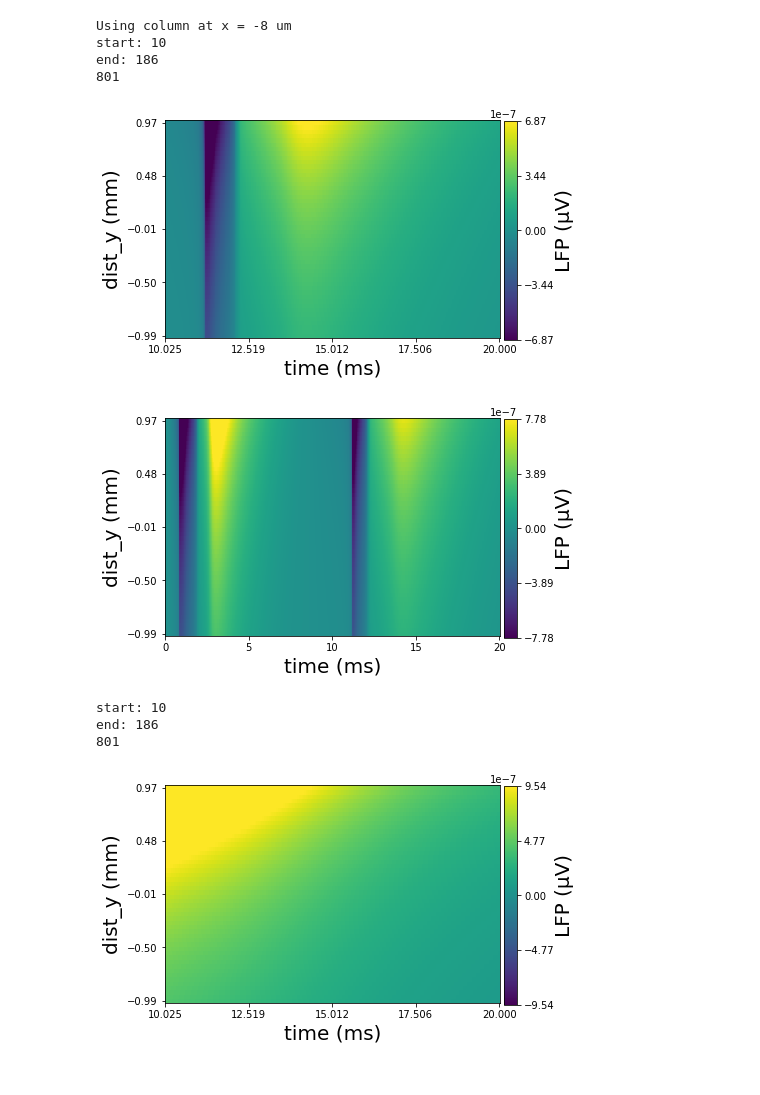
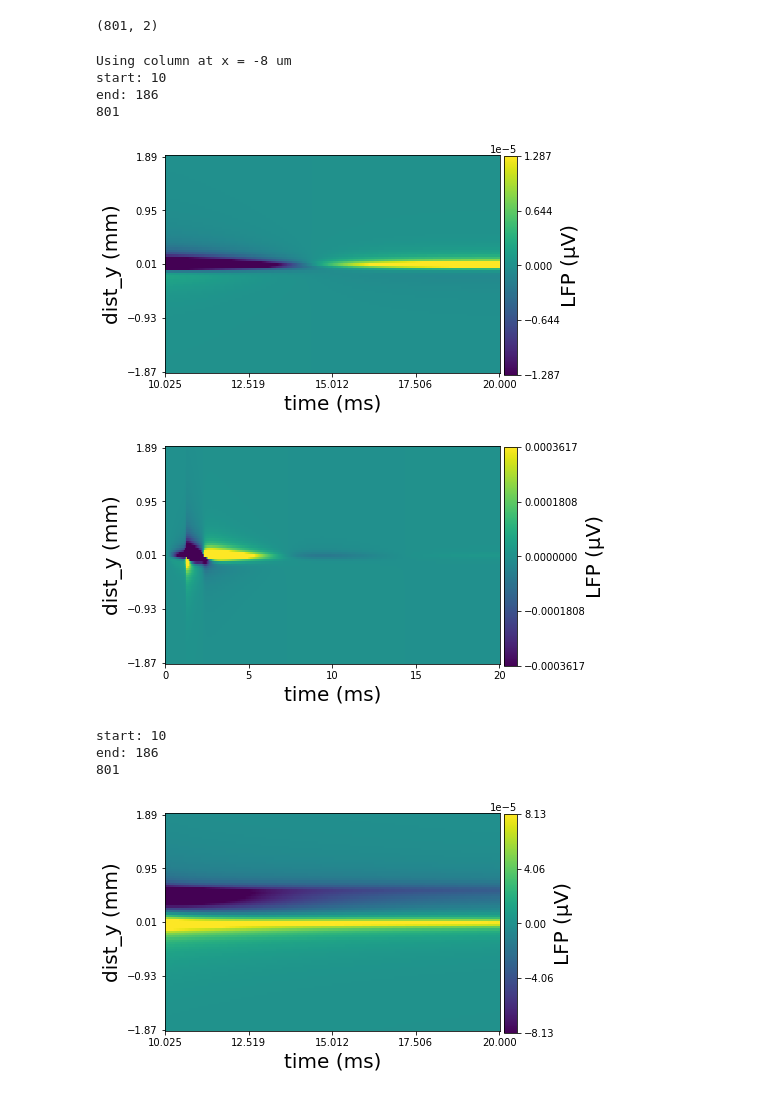
Before and after one commit to chenziao/Stylized-Cell-Inference, a Jupyter notebook: summary_stat_verification.ipynb, the cells around one changed output. Cells and saved outputs as stored; diff of their text form; code cells hidden in the pictures.

Commit message:
New gmax run and verifying summary stats

```diff
--- a/summary_stat_verification.ipynb
+++ b/summary_stat_verification.ipynb
@@ -25,7 +25,7 @@ h.dt = params.DT
 # %%
 rng = np.random.default_rng(12345)
 
-inf_list = ['xs', 'ys', 'zs', 'alphas', 'hs', 'phis', 'r_s', 'l_t', 'r_t', 'r_d', 'r_tu', 'l_d']
+inf_list = ['r_s', 'l_t', 'r_t']
 number_samples = 2
 
 xs = np.full((number_samples,1), 0.) if 'xs' not in inf_list else rng.uniform(low=-50, high=50, size=(number_samples,1))
@@ -36,16 +36,18 @@ hs = np.full((number_samples,1), 1.) if 'hs' not in inf_list else rng.uniform(lo
 phis = np.full((number_samples,1), 0.) if 'phis' not in inf_list else rng.uniform(low=0, high=np.pi, size=(number_samples,1))
 loc_param = np.concatenate((xs, ys, zs, alphas, hs, phis), axis=1)
 
-r_s = np.full((number_samples,1), 8.0) if 'r_s' not in inf_list else rng.uniform(low=5, high=12, size=(number_samples,1))
+r_s = np.full((number_samples,1), 8.0) if 'r_s' not in inf_list else rng.uniform(low=7, high=12, size=(number_samples,1))
 l_t = np.full((number_samples,1), 600.0) if 'l_t' not in inf_list else rng.uniform(low=20., high=800., size=(number_samples,1))
 r2_s = np.square(r_s)
-clf = ClassifierBuilder()
-clf.load_clf(paths.RESOURCES_ROOT + "gmax_lin_reg_classifier.joblib")
-gmax = clf.predict(np.column_stack((r2_s, l_t)))
-r_t = np.full((number_samples,1), 1.25) if 'r_t' not in inf_list else rng.normal(loc=((np.log(0.2) + np.log(1.0)) / 2), scale=((np.log(1.0) - np.log(0.2)) / 4), size=(number_samples,1))
+r_t = np.full((number_samples,1), 1.25) if 'r_t' not in inf_list else rng.normal(loc=((np.log(0.6) + np.log(1.8)) / 2), scale=((np.log(1.8) - np.log(0.6)) / 4), size=(number_samples,1))
 r_d = np.full((number_samples,1), .28) if 'r_d' not in inf_list else rng.normal(loc=((np.log(0.2) + np.log(1.0)) / 2), scale=((np.log(1.0) - np.log(0.2)) / 4), size=(number_samples,1))
 r_tu = np.full((number_samples,1), .28) if 'r_tu' not in inf_list else rng.normal(loc=((np.log(0.2) + np.log(1.0)) / 2), scale=((np.log(1.0) - np.log(0.2)) / 4), size=(number_samples,1))
 l_d = np.full((number_samples,1), 200.0) if 'l_d' not in inf_list else rng.normal(loc=((np.log(100) + np.log(300)) / 2), scale=((np.log(300) - np.log(100)) / 4), size=(number_samples,1))
+
+clf = ClassifierBuilder()
+clf.load_clf(paths.RESOURCES_ROOT + "gmax_lin_reg_classifier.joblib")
+gmax = clf.predict(np.column_stack((r2_s, l_t, r_t)))
+
 geo_param = np.concatenate((r_s, l_t, r_t, r_d, r_tu, l_d), axis=1)
 
 # geo_param = [8,600.,1.25,.28,.28,200.]
@@ -147,9 +148,36 @@ Number of valid sample: 0
+# %%
+from cell_inference.utils.plotting.plot_results import plot_intracellular_spike_heatmap
+
+vlim = 'auto'
+# vlim = [-0.000005,0.000005]
+ylim = [-1900,1900]
+
+x_dist = np.unique(params.ELECTRODE_POSITION[:,0])
+ix = 1
+e_idx = ((params.ELECTRODE_POSITION[:,0]==x_dist[ix]) &
+         (params.ELECTRODE_POSITION[:,1]>=ylim[0]) &
+         (params.ELECTRODE_POSITION[:,1]<=ylim[1]))
+
+membrane_voltage = sim.v('all').T
+print(membrane_voltage.shape)
+t = sim.t()
+
+# fig,ax = plot_intracellular_spike_heatmap(t,
+#                                           params.ELECTRODE_POSITION[e_idx, 1],
+#                                           (membrane_voltage[:,:,i])[:][:, e_idx],
+#                                           vlim=vlim,
+#                                           fontsize=20,
+#                                           labelpad=0,
+#                                           ticksize=10,
+#                                           nbins=5)
+# %% [output]
+(801, 2)
 # %%
 from cell_inference.utils.spike_window import first_pk_tr, get_spike_window
 
 vlim = 'auto'
 # vlim = [-0.000005,0.000005]
-ylim = [-1000,1000]
+ylim = [-1900,1900]
 
 
 t = sim.t()
@@ -163,36 +191,36 @@ print('Using column at x = %g um' % (x_dist[ix]))
 
 for i in range(lfp.shape[2]):
     fst_idx = first_pk_tr(np.squeeze(lfp[:,:,i]))
     start, end = get_spike_window(np.squeeze(lfp[:,:,i]), win_size=params.WINDOW_SIZE, align_at=fst_idx-10)
     print("start: {}\nend: {}".format(start, end))
 
     window = [start, end] #[0, 12]
     idx = (t>=window[0]) & (t<=window[1])  # time index
     print(len(idx))
 
     fig,ax = plot_lfp_heatmap(t[idx],params.ELECTRODE_POSITION[e_idx, 1],
                               (lfp[:,:,i])[idx][:, e_idx],vlim=vlim,
                               fontsize=20,labelpad=0,ticksize=10,nbins=5)
 
 #     fig,ax = plot_lfp_heatmap(t[idx],params.ELECTRODE_POSITION[e_idx, 1],
 #                               (filtered_lfp[:,:,i])[idx][:, e_idx],vlim=vlim,
 #                               fontsize=20,labelpad=0,ticksize=10,nbins=5)
 
     fig,ax = plot_lfp_heatmap(t,params.ELECTRODE_POSITION[e_idx, 1],
                               (lfp[:,:,i])[:][:, e_idx],vlim=vlim,
                               fontsize=20,labelpad=0,ticksize=10,nbins=5)
 
 #     fig,ax = plot_lfp_heatmap(t,params.ELECTRODE_POSITION[e_idx, 1],
 #                               (filtered_lfp[:,:,i])[:][:, e_idx],vlim=vlim,
 #                               fontsize=20,labelpad=0,ticksize=10,nbins=5)
 # %% [output]
 Using column at x = -8 um
 start: 10
 end: 186
 801
-[figure, old version]
+[figure, new version]
-[figure, old version]
+[figure, new version]
 start: 10
 end: 186
 801
-[figure, old version]
+[figure, new version]
```
Also changed, not shown: parts of 5 cells of this notebook, 6 other files.
